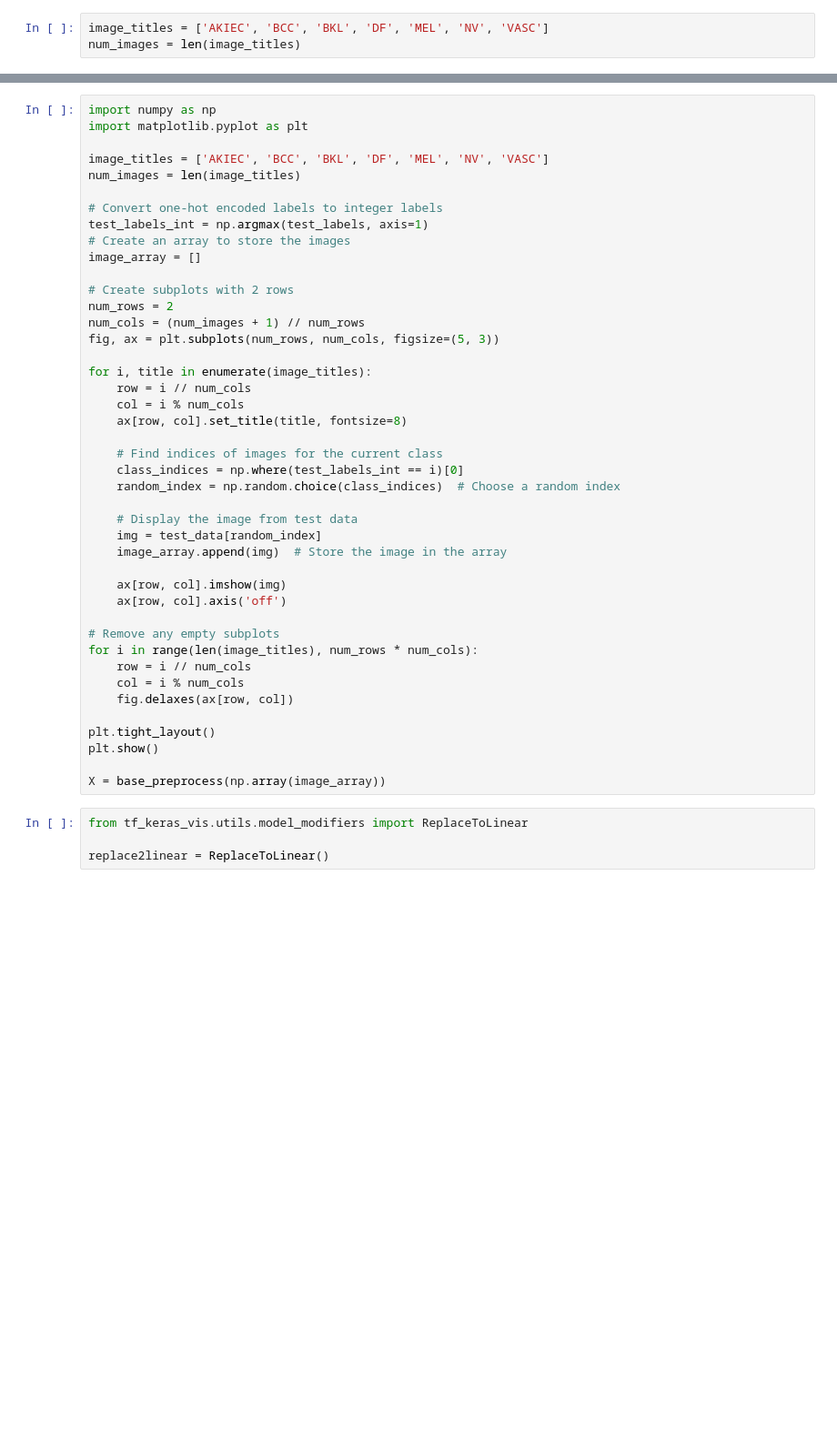
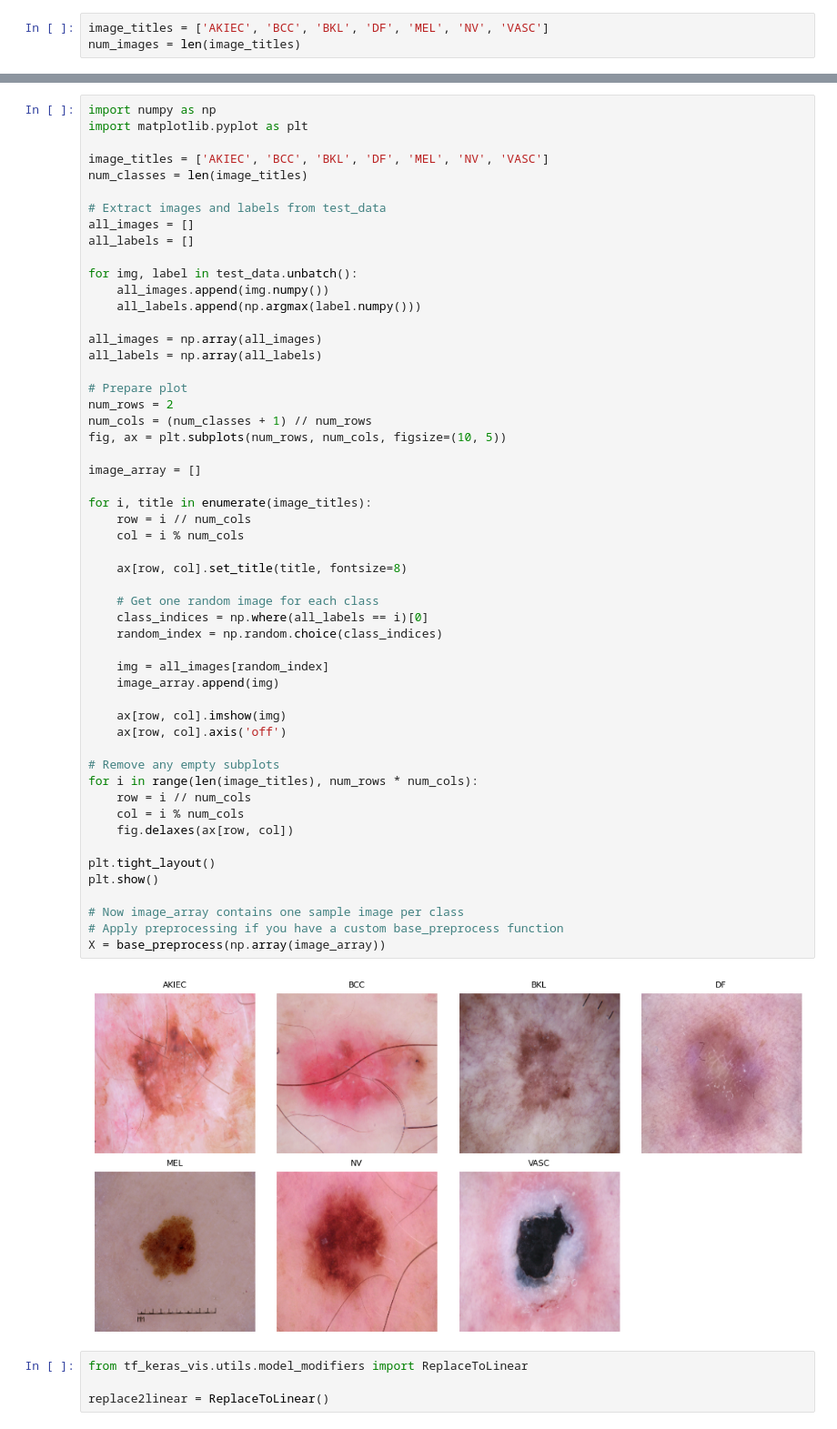
Before and after one commit to Kyltetran/XAI-project, a Jupyter notebook: EfficientNetV2M-edit.ipynb, the cells around one changed output, grey strips where cells are left out. Shown at 91% size. Saved outputs shown, nothing was run; the diff lists cells and outputs as text; blank space fills up the shorter version.

```diff
--- a/EfficientNetV2M-edit.ipynb
+++ b/EfficientNetV2M-edit.ipynb
@@ -241,46 +414,58 @@ X = base_preprocess(np.array(image_array))
 # %%
 import numpy as np
 import matplotlib.pyplot as plt
 
 image_titles = ['AKIEC', 'BCC', 'BKL', 'DF', 'MEL', 'NV', 'VASC']
-num_images = len(image_titles)
+num_classes = len(image_titles)
 
-# Convert one-hot encoded labels to integer labels
-test_labels_int = np.argmax(test_labels, axis=1)
-# Create an array to store the images
+# Extract images and labels from test_data
+all_images = []
+all_labels = []
+
+for img, label in test_data.unbatch():
+    all_images.append(img.numpy())
+    all_labels.append(np.argmax(label.numpy()))
+
+all_images = np.array(all_images)
+all_labels = np.array(all_labels)
+
+# Prepare plot
+num_rows = 2
+num_cols = (num_classes + 1) // num_rows
+fig, ax = plt.subplots(num_rows, num_cols, figsize=(10, 5))
+
 image_array = []
-
-# Create subplots with 2 rows
-num_rows = 2
-num_cols = (num_images + 1) // num_rows
-fig, ax = plt.subplots(num_rows, num_cols, figsize=(5, 3))
 
 for i, title in enumerate(image_titles):
     row = i // num_cols
     col = i % num_cols
+
     ax[row, col].set_title(title, fontsize=8)
 
-    # Find indices of images for the current class
-    class_indices = np.where(test_labels_int == i)[0]
-    random_index = np.random.choice(class_indices)  # Choose a random index
+    # Get one random image for each class
+    class_indices = np.where(all_labels == i)[0]
+    random_index = np.random.choice(class_indices)
 
-    # Display the image from test data
-    img = test_data[random_index]
-    image_array.append(img)  # Store the image in the array
+    img = all_images[random_index]
+    image_array.append(img)
 
     ax[row, col].imshow(img)
     ax[row, col].axis('off')
 
 # Remove any empty subplots
 for i in range(len(image_titles), num_rows * num_cols):
     row = i // num_cols
     col = i % num_cols
     fig.delaxes(ax[row, col])
 
 plt.tight_layout()
 plt.show()
 
+# Now image_array contains one sample image per class
+# Apply preprocessing if you have a custom base_preprocess function
 X = base_preprocess(np.array(image_array))
+# %% [output]
+[figure, added]
 # %%
 from tf_keras_vis.utils.model_modifiers import ReplaceToLinear
 
```
Also changed, not shown: parts of 15 cells of this notebook, 5 other files.
